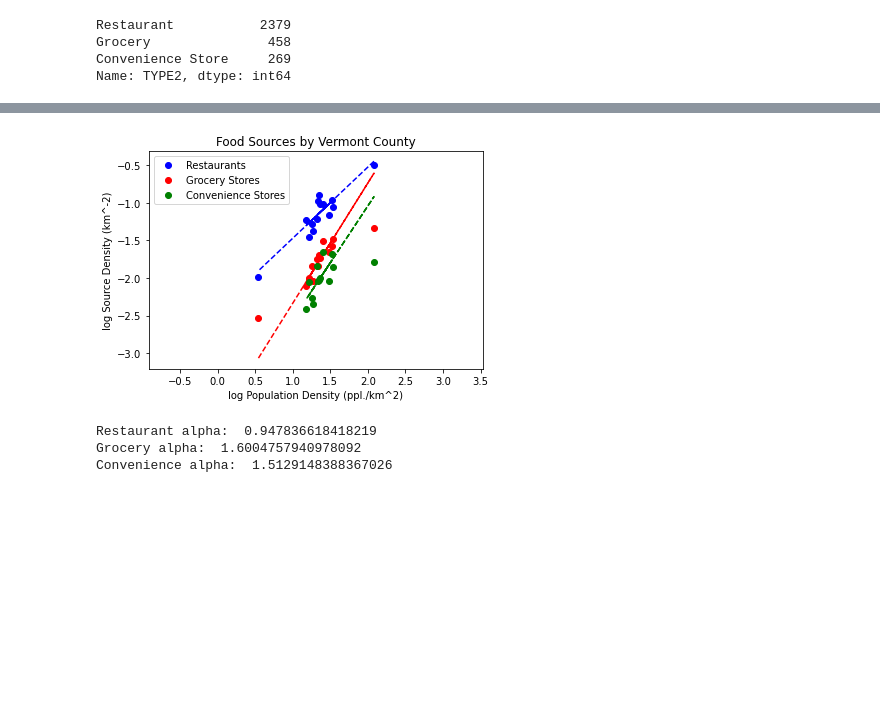
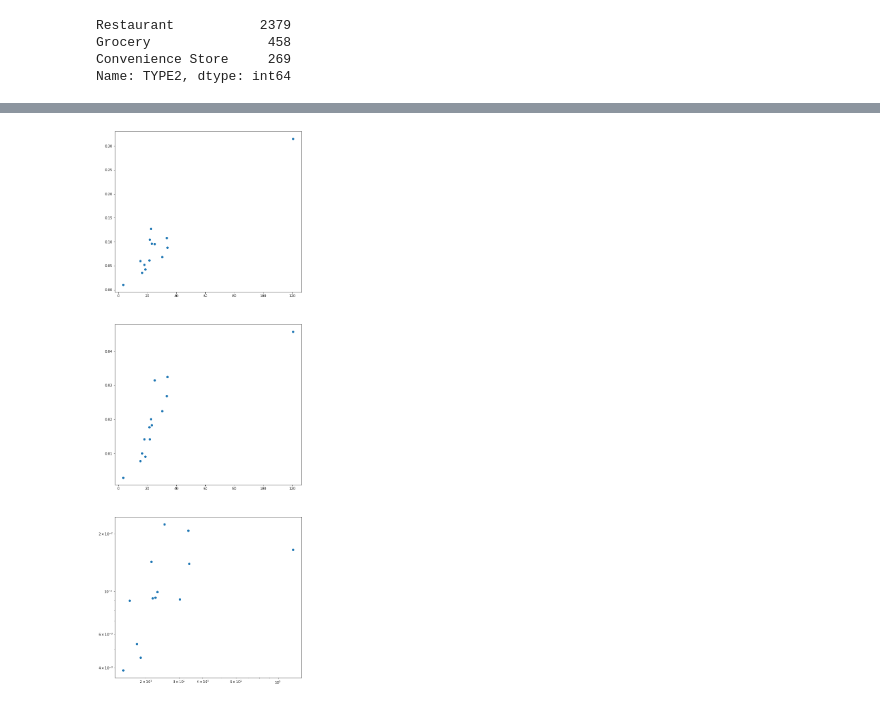
Before and after one commit to nick-knudsen/pocs-project, a Jupyter notebook: food_sources.ipynb, the cells around one changed output, grey strips where cells are left out. Saved outputs shown, nothing was run; the diff lists cells and outputs as text; code cells hidden in the pictures; blank space fills up the shorter version.

```diff
--- a/food_sources.ipynb
+++ b/food_sources.ipynb
@@ -86,28 +125,14 @@ convenience_df = convenience_counts.join(county_df)
 restaurant_df['Source Density'] = restaurant_df['Count']/restaurant_df['Area']
 grocery_df['Source Density'] = grocery_df['Count']/grocery_df['Area']
 convenience_df['Source Density'] = convenience_df['Count']/convenience_df['Area']
-# %%
-fig, ax = plt.subplots()
-ax.axis('equal')
-restaurant_mod = scipy.stats.linregress(np.log10(restaurant_df[~restaurant_df.index.isin(['CHITTENDEN','ESSEX'])]['Pop. Density']), np.log10(restaurant_df[~restaurant_df.index.isin(['CHITTENDEN','ESSEX'])]['Source Density']))
-grocery_mod = scipy.stats.linregress(np.log10(grocery_df[~grocery_df.index.isin(['CHITTENDEN','ESSEX'])]['Pop. Density']), np.log10(grocery_df[~grocery_df.index.isin(['CHITTENDEN','ESSEX'])]['Source Density']))
-convenience_mod = scipy.stats.linregress(np.log10(convenience_df[~convenience_df.index.isin(['CHITTENDEN','ESSEX'])]['Pop. Density']), np.log10(convenience_df[~convenience_df.index.isin(['CHITTENDEN','ESSEX'])]['Source Density']))
-ax.plot('Pop. Density','Source Density','bo',data=np.log10(restaurant_df), label="Restaurants")
-ax.plot(np.log10(restaurant_df['Pop. Density']), restaurant_mod.intercept + restaurant_mod.slope*np.log10(restaurant_df['Pop. Density']), 'b--')
-ax.plot('Pop. Density','Source Density','ro', data=np.log10(grocery_df), label="Grocery Stores")
-ax.plot(np.log10(grocery_df['Pop. Density']), grocery_mod.intercept + grocery_mod.slope*np.log10(grocery_df['Pop. Density']), 'r--')
-ax.plot('Pop. Density','Source Density', 'go',data=np.log10(convenience_df), label="Convenience Stores")
-ax.plot(np.log10(convenience_df['Pop. Density']), convenience_mod.intercept + convenience_mod.slope*np.log10(convenience_df['Pop. Density']), 'g--')
-ax.set_xlabel("log Population Density (ppl./km^2)")
-ax.set_ylabel("log Source Density (km^-2)")
-ax.set_title("Food Sources by Vermont County")
-ax.legend()
-plt.show()
-print("Restaurant alpha: ", restaurant_mod.slope)
-print("Grocery alpha: ", grocery_mod.slope)
-print("Convenience alpha: ", convenience_mod.slope)
-# %% [output]
-[figure, removed]
-Restaurant alpha:  0.947836618418219
-Grocery alpha:  1.6004757940978092
-Convenience alpha:  1.5129148388367026
+# %%
+convenience_df
+fig, axs = plt.subplots(3,1, figsize=(10,30))
+plt.xscale('log')
+plt.yscale('log')
+axs[0].scatter(restaurant_df['Pop. Density'],restaurant_df['Source Density'])
+axs[1].scatter(grocery_df['Pop. Density'],grocery_df['Source Density'])
+axs[2].scatter(convenience_df['Pop. Density'],convenience_df['Source Density'])
+plt.show()
+# %% [output]
+[figure, added]
```
Also changed, not shown: parts of 6 cells of this notebook, 2 other files.
